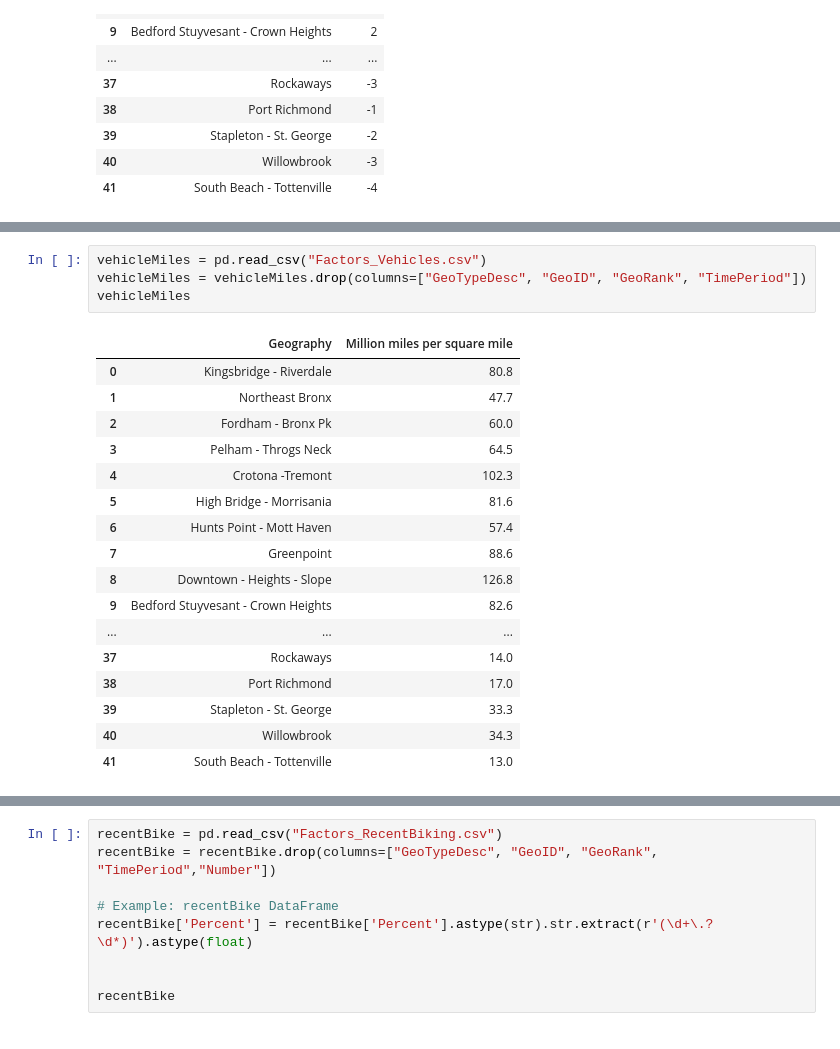
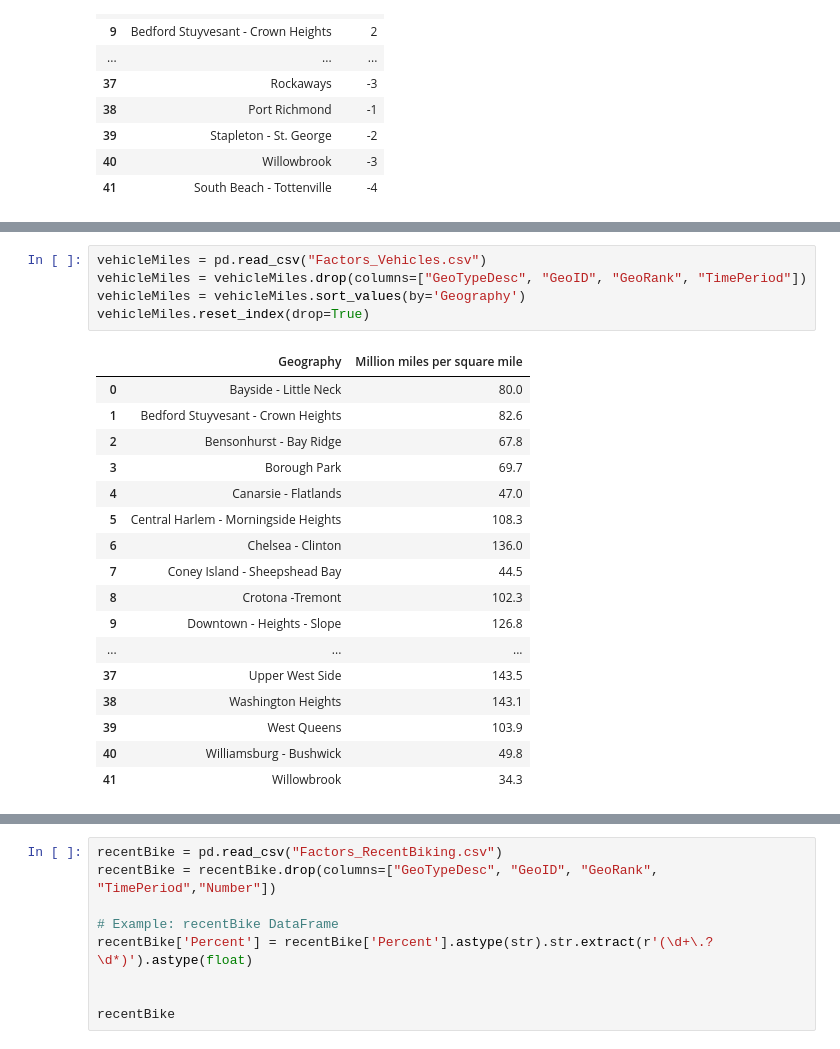
Before and after one commit to cynthiaWEpicCoder/fbla_data_analysis, a Jupyter notebook: Factor_Analysis.ipynb, the cells around one changed output, grey strips where cells are left out. Cells and saved outputs as stored; diff of their text form.

```diff
--- a/Factor_Analysis.ipynb
+++ b/Factor_Analysis.ipynb
@@ -418,22 +475,23 @@ plt.show()
 # %%
 vehicleMiles = pd.read_csv("Factors_Vehicles.csv")
 vehicleMiles = vehicleMiles.drop(columns=["GeoTypeDesc", "GeoID", "GeoRank", "TimePeriod"])
-vehicleMiles
+vehicleMiles = vehicleMiles.sort_values(by='Geography')
+vehicleMiles.reset_index(drop=True)
 # %% [output]
 |  | Geography | Million miles per square mile |
-| 0 | Kingsbridge - Riverdale | 80.8 |
-| 1 | Northeast Bronx | 47.7 |
-| 2 | Fordham - Bronx Pk | 60.0 |
-| 3 | Pelham - Throgs Neck | 64.5 |
-| 4 | Crotona -Tremont | 102.3 |
-| 5 | High Bridge - Morrisania | 81.6 |
-| 6 | Hunts Point - Mott Haven | 57.4 |
-| 7 | Greenpoint | 88.6 |
-| 8 | Downtown - Heights - Slope | 126.8 |
-| 9 | Bedford Stuyvesant - Crown Heights | 82.6 |
+| 0 | Bayside - Little Neck | 80.0 |
+| 1 | Bedford Stuyvesant - Crown Heights | 82.6 |
+| 2 | Bensonhurst - Bay Ridge | 67.8 |
+| 3 | Borough Park | 69.7 |
+| 4 | Canarsie - Flatlands | 47.0 |
+| 5 | Central Harlem - Morningside Heights | 108.3 |
+| 6 | Chelsea - Clinton | 136.0 |
+| 7 | Coney Island - Sheepshead Bay | 44.5 |
+| 8 | Crotona -Tremont | 102.3 |
+| 9 | Downtown - Heights - Slope | 126.8 |
 | ... | ... | ... |
-| 37 | Rockaways | 14.0 |
-| 38 | Port Richmond | 17.0 |
-| 39 | Stapleton - St. George | 33.3 |
-| 40 | Willowbrook | 34.3 |
-| 41 | South Beach - Tottenville | 13.0 |
+| 37 | Upper West Side | 143.5 |
+| 38 | Washington Heights | 143.1 |
+| 39 | West Queens | 103.9 |
+| 40 | Williamsburg - Bushwick | 49.8 |
+| 41 | Willowbrook | 34.3 |
```
Also changed, not shown: parts of 19 cells of this notebook, 2 other files.
